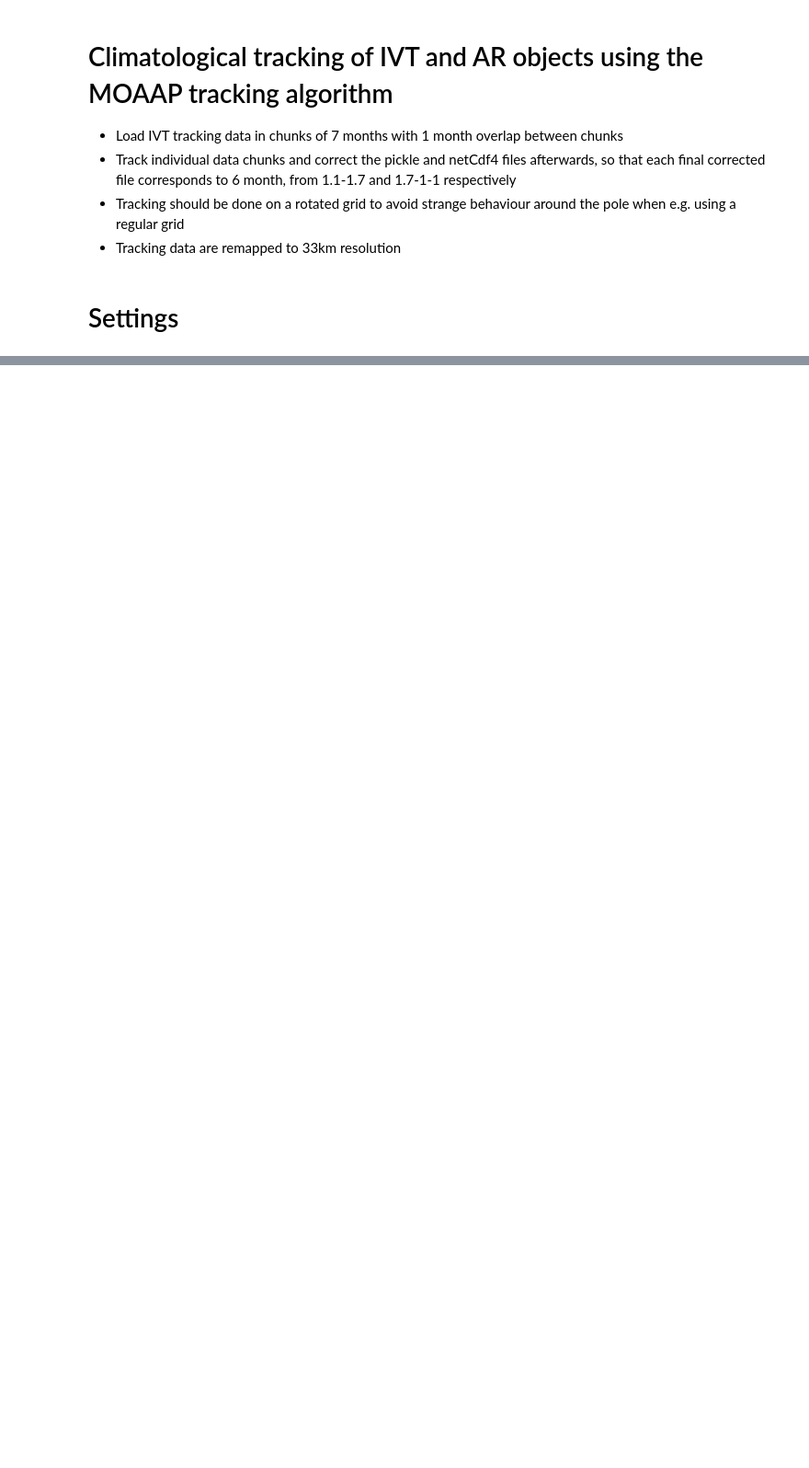
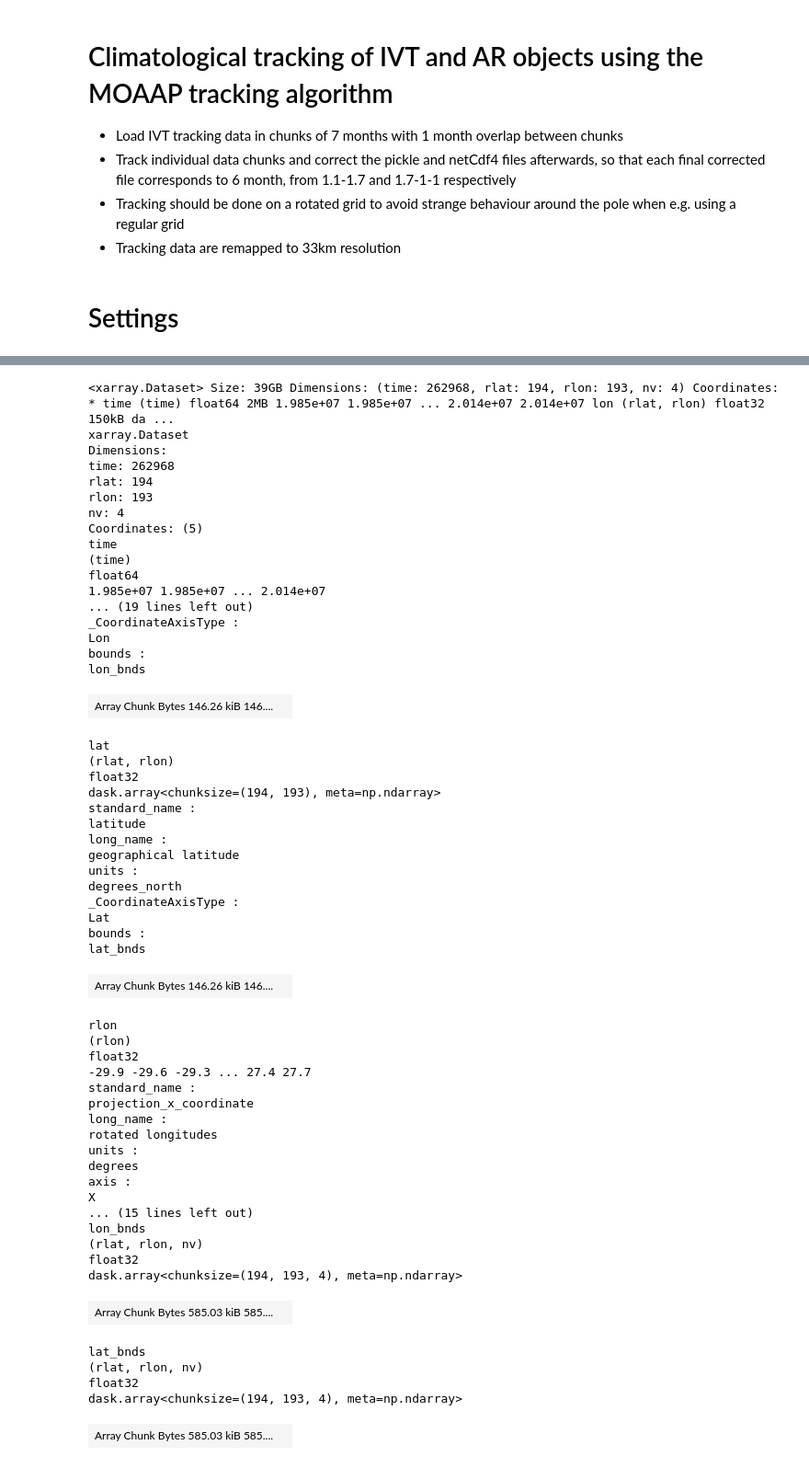
Before and after one commit to jobo95/MOAAP, a Jupyter notebook: Notebooks/AR_Tracking_climatology.ipynb, the cells around one changed output, grey strips where cells are left out. Shown at 92% size. Drawn from its saved outputs; the diff is of its cells as text; code cells hidden in the pictures; blank space fills up the shorter version.

```diff
--- a/Notebooks/AR_Tracking_climatology.ipynb
+++ b/Notebooks/AR_Tracking_climatology.ipynb
@@ -196,0 +202,63 @@ for start_date, end_date in zip(start_date_list, end_date_list):
+# %%
+import glob
+files = glob.glob(f"{data_path}IVTu/*.nc")
+full_var_ds = xr.open_mfdataset(files)
+# %%
+full_var_ds
+# %% [output]
+<xarray.Dataset> Size: 39GB Dimensions: (time: 262968, rlat: 194, rlon: 193, nv: 4) Coordinates: * time (time) float64 2MB 1.985e+07 1.985e+07 ... 2.014e+07 2.014e+07 lon (rlat, rlon) float32 150kB da ...
+xarray.Dataset
+Dimensions:
+time: 262968
+rlat: 194
+rlon: 193
+nv: 4
+Coordinates: (5)
+time
+(time)
+float64
+1.985e+07 1.985e+07 ... 2.014e+07
+... (19 lines left out)
+_CoordinateAxisType :
+Lon
+bounds :
+lon_bnds
+| Array Chunk Bytes 146.26 kiB 146.... |  |
+lat
+(rlat, rlon)
+float32
+dask.array<chunksize=(194, 193), meta=np.ndarray>
+standard_name :
+latitude
+long_name :
+geographical latitude
+units :
+degrees_north
+_CoordinateAxisType :
+Lat
+bounds :
+lat_bnds
+| Array Chunk Bytes 146.26 kiB 146.... |  |
+rlon
+(rlon)
+float32
+-29.9 -29.6 -29.3 ... 27.4 27.7
+standard_name :
+projection_x_coordinate
+long_name :
+rotated longitudes
+units :
+degrees
+axis :
+X
+... (15 lines left out)
+lon_bnds
+(rlat, rlon, nv)
+float32
+dask.array<chunksize=(194, 193, 4), meta=np.ndarray>
+| Array Chunk Bytes 585.03 kiB 585.... |  |
+lat_bnds
+(rlat, rlon, nv)
+float32
+dask.array<chunksize=(194, 193, 4), meta=np.ndarray>
+| Array Chunk Bytes 585.03 kiB 585.... |  |
```
Also changed, not shown: parts of 5 cells of this notebook, 22 other files.
